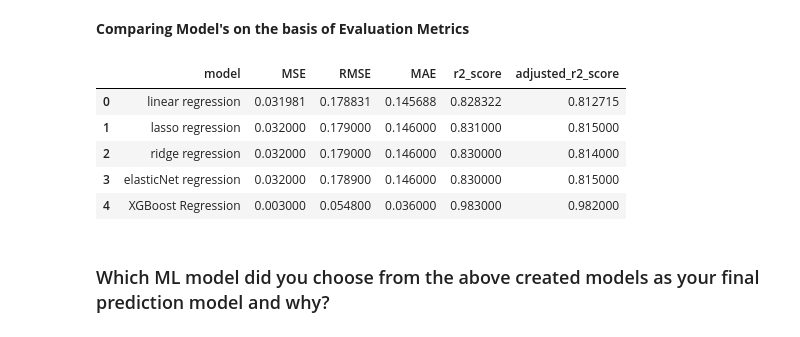
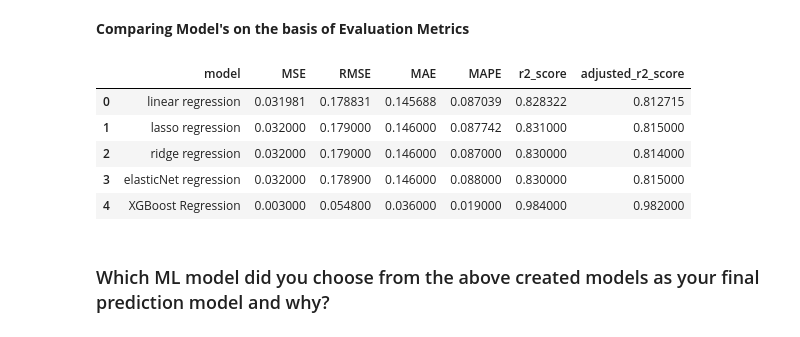
Before and after one commit to Devyani273/Regression---Yes-Bank-Stock-Closing-Price-Prediction, a Jupyter notebook: Yes_Bank_Stock_Closing_Price_Prediction.ipynb, the cells around one changed output. Cells and saved outputs as stored; diff of their text form; code cells hidden in the pictures.

```diff
--- a/Yes_Bank_Stock_Closing_Price_Prediction.ipynb
+++ b/Yes_Bank_Stock_Closing_Price_Prediction.ipynb
@@ -804,6 +757,9 @@ print("RMSE_l :" ,RMSE_l)
 MAE_l = round(mean_absolute_error(y_test,y_lasso_cv_pred),3)
 print("MAE_l :" ,MAE_l)
 
+MAPE_l = mean_absolute_percentage_error(y_test, y_lasso_cv_pred)
+print("MAPE :" , round((MAPE_l),3))
+
 R2_l = round(r2_score(y_test,y_lasso_cv_pred),3)
 print("R2_l :" ,R2_l)
 
@@ -960,6 +920,9 @@ print("RMSE_r :" ,RMSE_r)
 MAE_r = round((mean_absolute_error(y_test,y_ridge_cv_pred)),3)
 print("MAE_r :" ,MAE_r)
 
+MAPE_r = round((mean_absolute_percentage_error(y_test, y_ridge_cv_pred)),3)
+print("MAPE_r :", MAPE_r)
+
 R2_r = round((r2_score(y_test,y_ridge_cv_pred)),3)
 print("R2_r :" ,R2_r)
 
@@ -1103,6 +1070,9 @@ print("RMSE_EN :" ,RMSE_EN)
 MAE_EN = round((mean_absolute_error(y_test,y_elasticNet_cv_pred)),3)
 print("MAE_EN :" ,MAE_EN)
 
+MAPE_EN = round((mean_absolute_percentage_error(y_test, y_elasticNet_cv_pred)),3)
+print("MAPE_EN :" ,MAPE_EN)
+
 R2_EN = round((r2_score(y_test,y_elasticNet_cv_pred)),3)
 print("R2_EN :" ,R2_EN)
 
@@ -1177,6 +1148,9 @@ print("RMSE_xgb :" ,RMSE_xgb)
 MAE_xgb = round((mean_absolute_error(y_test,y_xgb_pred)),3)
 print("MAE_xgb :" ,MAE_xgb)
 
+MAPE_xgb = round((mean_absolute_percentage_error(y_test, y_xgb_pred)),3)
+print("MAPE_xgb :" ,MAPE_EN)
+
 R2_xgb = round((r2_score(y_test,y_xgb_pred)),3)
 print("R2_xgb :" ,R2_xgb)
 
@@ -1205,17 +1180,17 @@ plt.show()
 # %%
 # create dataframe with every model's evaluation metrics
 
 # for lasso,ridge and elasticnet, i've taken evaluation metrics values after Cross-Validation
 
-model_metrics_df = pd.DataFrame(data={'model':['linear regression','lasso regression','ridge regression','elasticNet regression','XGBoost Regression'], 'MSE':[MSE_lr,MSE_l,MSE_r,MSE_EN,MSE_xgb], 'RMSE':[RMSE_lr,RMSE_l,RMSE_r,RMSE_EN,RMSE_xgb], 'MAE':[MAE_lr,MAE_l,MAE_r,MAE_EN,MAE_xgb],'r2_score':[r2_lr,R2_l,R2_r,R2_EN,R2_xgb],'adjusted_r2_score':[adjusted_r2_lr,Adjusted_R2_l,Adjusted_R2_r,Adjusted_R2_EN,Adjusted_R2_xgb]})
+model_metrics_df = pd.DataFrame(data={'model':['linear regression','lasso regression','ridge regression','elasticNet regression','XGBoost Regression'], 'MSE':[MSE_lr,MSE_l,MSE_r,MSE_EN,MSE_xgb], 'RMSE':[RMSE_lr,RMSE_l,RMSE_r,RMSE_EN,RMSE_xgb], 'MAE':[MAE_lr,MAE_l,MAE_r,MAE_EN,MAE_xgb],'MAPE':[MAPE_lr,MAPE_l,MAPE_r,MAPE_EN,MAPE_xgb],'r2_score':[r2_lr,R2_l,R2_r,R2_EN,R2_xgb],'adjusted_r2_score':[adjusted_r2_lr,Adjusted_R2_l,Adjusted_R2_r,Adjusted_R2_EN,Adjusted_R2_xgb]})
 model_metrics_df
 # %% [output]
-|  | model | MSE | RMSE | MAE | r2_score | adjusted_r2_score |
-| 0 | linear regression | 0.031981 | 0.178831 | 0.145688 | 0.828322 | 0.812715 |
-| 1 | lasso regression | 0.032000 | 0.179000 | 0.146000 | 0.831000 | 0.815000 |
-| 2 | ridge regression | 0.032000 | 0.179000 | 0.146000 | 0.830000 | 0.814000 |
-| 3 | elasticNet regression | 0.032000 | 0.178900 | 0.146000 | 0.830000 | 0.815000 |
-| 4 | XGBoost Regression | 0.003000 | 0.054800 | 0.036000 | 0.983000 | 0.982000 |
+|  | model | MSE | RMSE | MAE | MAPE | r2_score | adjusted_r2_score |
+| 0 | linear regression | 0.031981 | 0.178831 | 0.145688 | 0.087039 | 0.828322 | 0.812715 |
+| 1 | lasso regression | 0.032000 | 0.179000 | 0.146000 | 0.087742 | 0.831000 | 0.815000 |
+| 2 | ridge regression | 0.032000 | 0.179000 | 0.146000 | 0.087000 | 0.830000 | 0.814000 |
+| 3 | elasticNet regression | 0.032000 | 0.178900 | 0.146000 | 0.088000 | 0.830000 | 0.815000 |
+| 4 | XGBoost Regression | 0.003000 | 0.054800 | 0.036000 | 0.019000 | 0.984000 | 0.982000 |
 # %% [markdown]
 ###  Which ML model did you choose from the above created models as your final prediction model and why?
 # %% [markdown]
```
Also changed, not shown: parts of 35 cells of this notebook.
